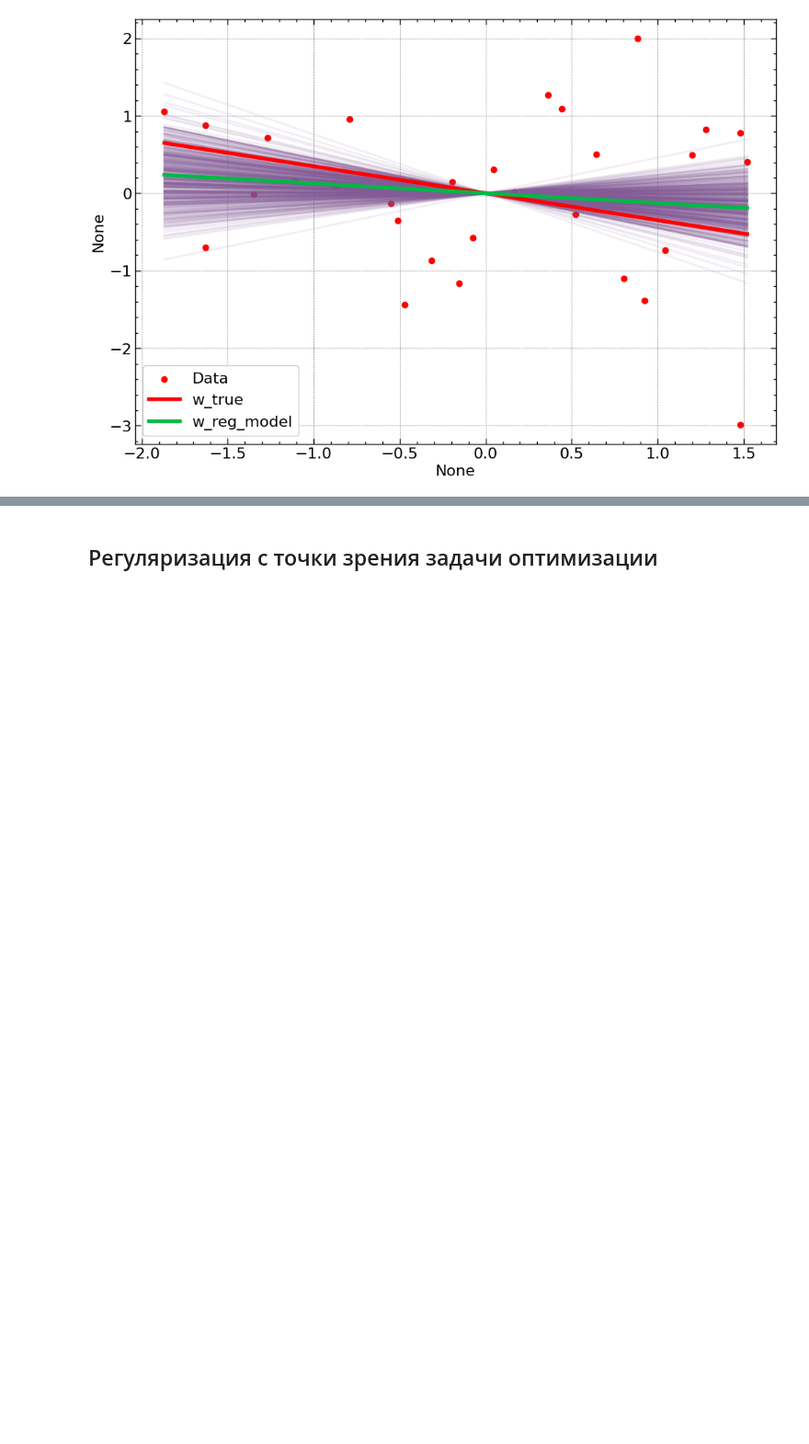
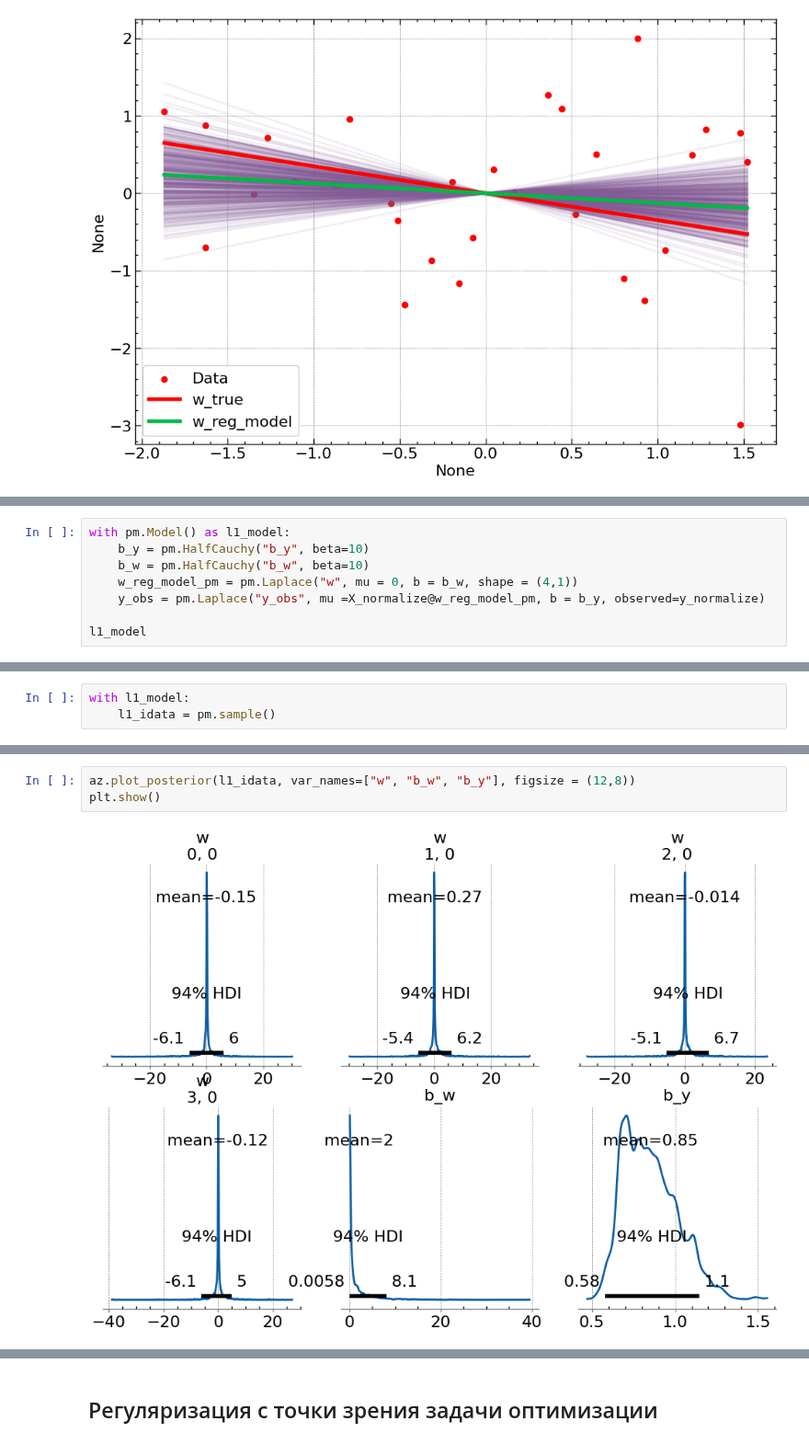
Before and after one commit to 2reckey/Bayesian_Stats, a Jupyter notebook: ML_Models/03_Байесовские_Модели_Регуляризация.ipynb, the cells around one changed output, grey strips where cells are left out. Shown at 92% size. Drawn from its saved outputs; the diff is of its cells as text; blank space fills up the shorter version.

Commit message:
Add bayes_laplace

```diff
--- a/ML_Models/03_Байесовские_Модели_Регуляризация.ipynb
+++ b/ML_Models/03_Байесовские_Модели_Регуляризация.ipynb
@@ -371,0 +380,8 @@ plt.show()
+# %%
+with pm.Model() as l1_model:
+    b_y = pm.HalfCauchy("b_y", beta=10)
+    b_w = pm.HalfCauchy("b_w", beta=10)
+    w_reg_model_pm = pm.Laplace("w", mu = 0, b = b_w, shape = (4,1))
+    y_obs = pm.Laplace("y_obs", mu =X_normalize@w_reg_model_pm, b = b_y, observed=y_normalize)
+
+l1_model
@@ -371,0 +394,3 @@ plt.show()
+# %%
+with l1_model:
+    l1_idata = pm.sample()
@@ -371,0 +407,5 @@ plt.show()
+# %%
+az.plot_posterior(l1_idata, var_names=["w", "b_w", "b_y"], figsize = (12,8))
+plt.show()
+# %% [output]
+[figure, added]
```
Also changed, not shown: parts of 6 cells of this notebook.
